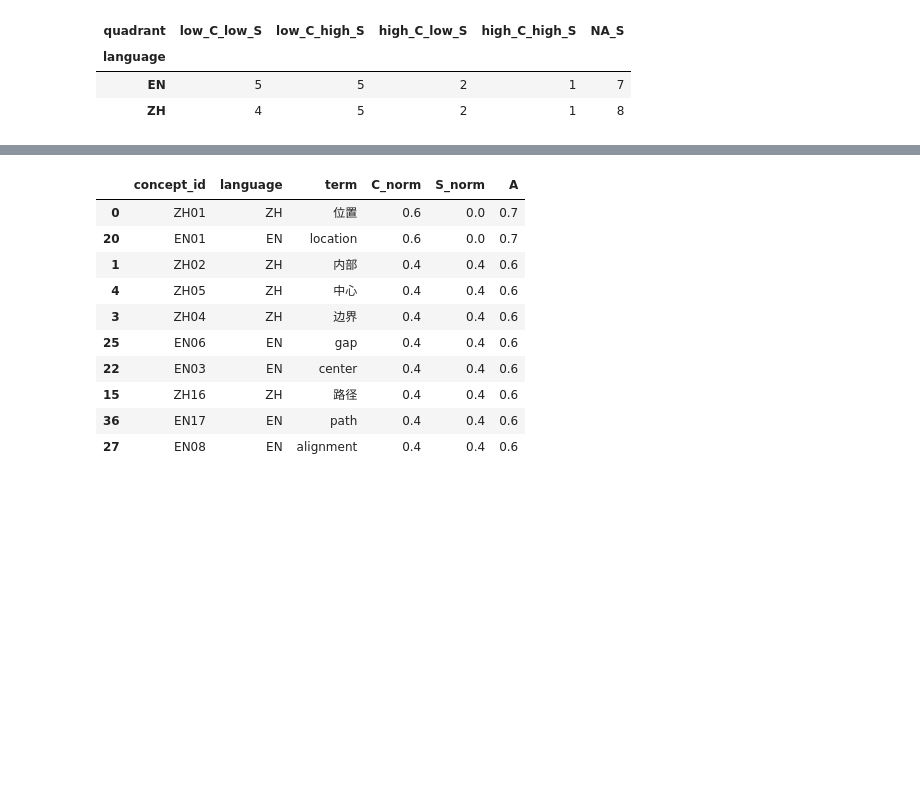
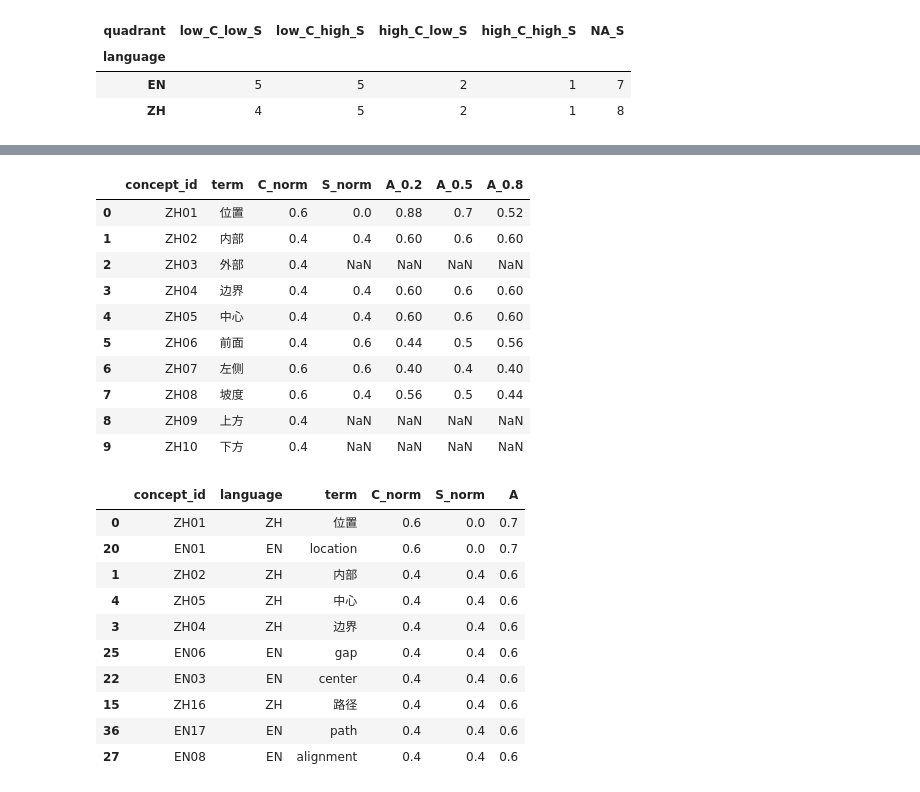
Before and after one commit to Uuu-7/Embodied-AI-and-Neurocomputational-Semantics, a Jupyter notebook: submissions/team/HA1/ha1_simulator.ipynb, the cells around one changed output, grey strips where cells are left out. Drawn from its saved outputs; the diff is of its cells as text; code cells hidden in the pictures; blank space fills up the shorter version.

```diff
--- a/submissions/team/HA1/ha1_simulator.ipynb
+++ b/submissions/team/HA1/ha1_simulator.ipynb
@@ -87,3 +231,33 @@ display(pd.crosstab(scores.language, scores.quadrant).reindex(
+# %%
+def abstractness(scores: pd.DataFrame, w: float) -> pd.Series:
+    """A(w) = w(1-C_norm) + (1-w)(1-S_norm); S=NA stays missing."""
+    if not 0 <= w <= 1:
+        raise ValueError("w must be between 0 and 1")
+    return (w * (1 - scores["C_norm"]) + (1 - w) * (1 - scores["S_norm"])).rename(
+        f"A_{w:.1f}"
+    )
+
+def add_weight_settings(scores: pd.DataFrame) -> pd.DataFrame:
+    result = scores.copy()
+    for weight in (0.2, 0.5, 0.8):
+        result[f"A_{weight:.1f}"] = abstractness(result, weight)
+    return result
+# %%
+scores = add_weight_settings(scores)
+assert scores.loc[scores.S_raw.isna(), ["S_norm", "A_0.2", "A_0.5", "A_0.8"]].isna().all().all()
+display(scores[["concept_id", "term", "C_norm", "S_norm", "A_0.2", "A_0.5", "A_0.8"]].head(10))
+# %% [output]
+|  | concept_id | term | C_norm | S_norm | A_0.2 | A_0.5 | A_0.8 |
+| 0 | ZH01 | 位置 | 0.6 | 0.0 | 0.88 | 0.7 | 0.52 |
+| 1 | ZH02 | 内部 | 0.4 | 0.4 | 0.60 | 0.6 | 0.60 |
+| 2 | ZH03 | 外部 | 0.4 | NaN | NaN | NaN | NaN |
+| 3 | ZH04 | 边界 | 0.4 | 0.4 | 0.60 | 0.6 | 0.60 |
+| 4 | ZH05 | 中心 | 0.4 | 0.4 | 0.60 | 0.6 | 0.60 |
+| 5 | ZH06 | 前面 | 0.4 | 0.6 | 0.44 | 0.5 | 0.56 |
+| 6 | ZH07 | 左侧 | 0.6 | 0.6 | 0.40 | 0.4 | 0.40 |
+| 7 | ZH08 | 坡度 | 0.6 | 0.4 | 0.56 | 0.5 | 0.44 |
+| 8 | ZH09 | 上方 | 0.4 | NaN | NaN | NaN | NaN |
+| 9 | ZH10 | 下方 | 0.4 | NaN | NaN | NaN | NaN |
 # %%
 def show_weight(w=0.5, top_n=10):
     table = scores[["concept_id", "language", "term", "C_norm", "S_norm"]].copy()
```
Also changed, not shown: parts of 21 cells of this notebook, 14 other files.
